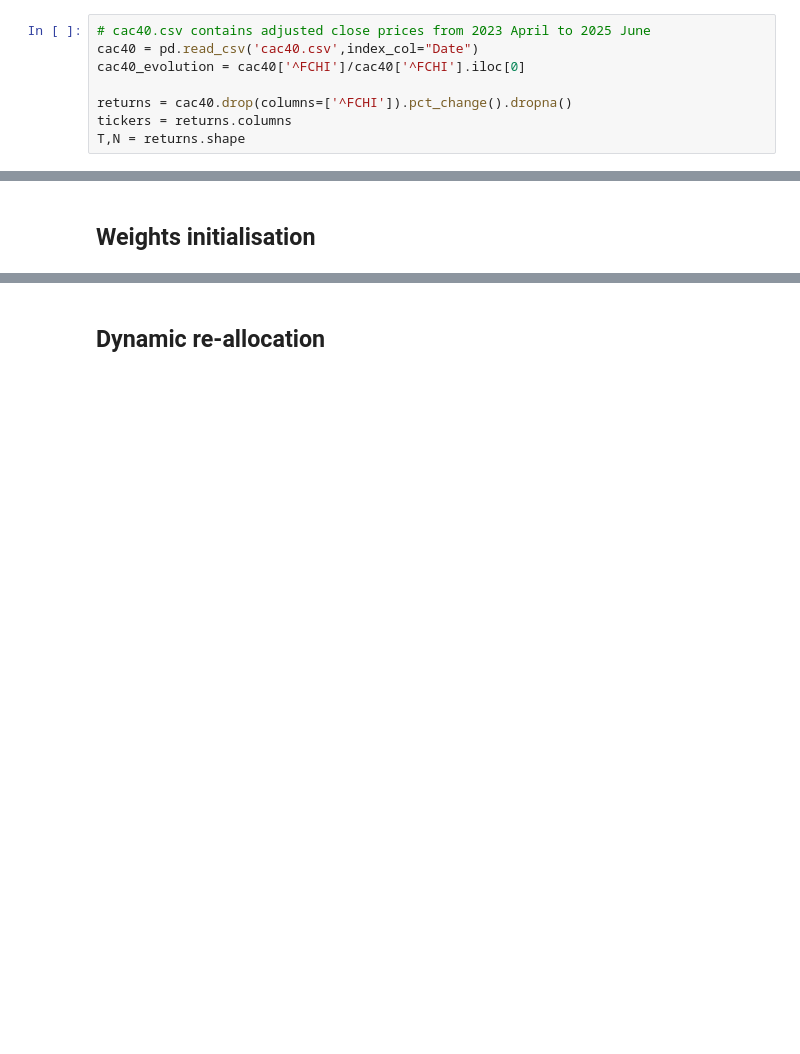
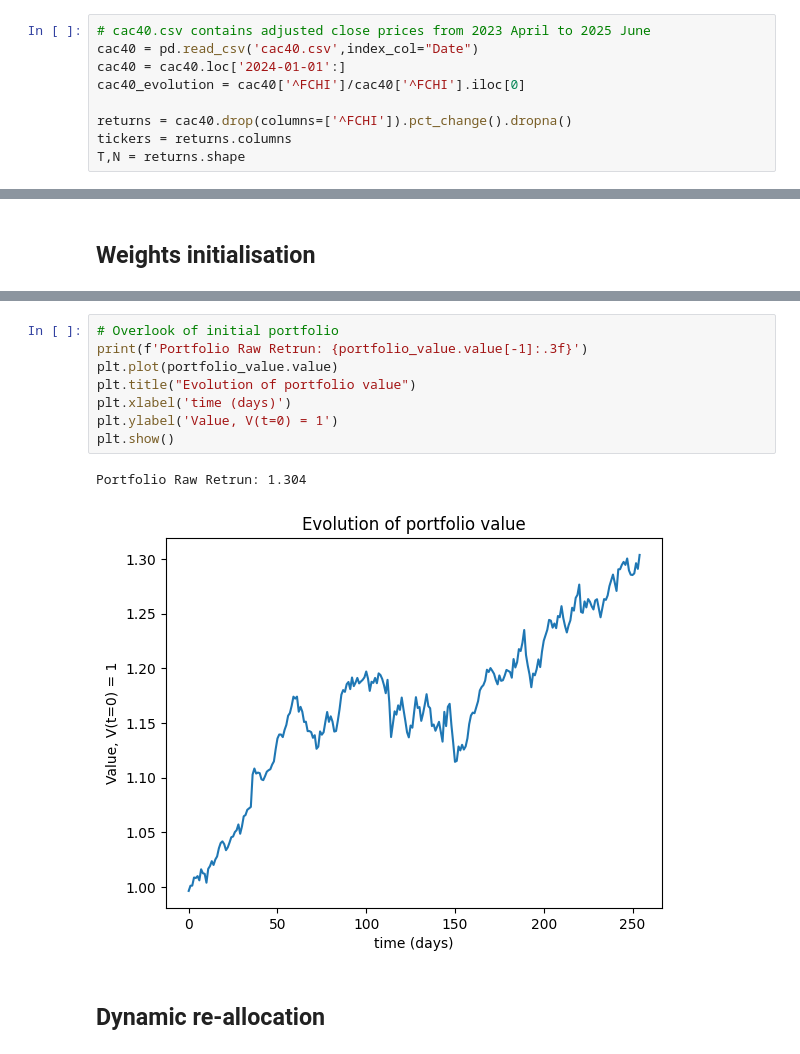
Before and after one commit to Hadrienvnt/Portfolio-Optimisation, a Jupyter notebook: dynamic_weights_allocation - in progress.ipynb, the cells around one changed output, grey strips where cells are left out. Saved outputs shown, nothing was run; the diff lists cells and outputs as text; blank space fills up the shorter version.

Commit message:
end of initialisation

```diff
--- a/dynamic_weights_allocation - in progress.ipynb
+++ b/dynamic_weights_allocation - in progress.ipynb
@@ -14,6 +14,7 @@ np.set_printoptions(suppress=True)      # to avoid scientific notation
 # %%
 # cac40.csv contains adjusted close prices from 2023 April to 2025 June
 cac40 = pd.read_csv('cac40.csv',index_col="Date")
+cac40 = cac40.loc['2024-01-01':]
 cac40_evolution = cac40['^FCHI']/cac40['^FCHI'].iloc[0]
 
 returns = cac40.drop(columns=['^FCHI']).pct_change().dropna()
@@ -53,3 +60,14 @@ plt.show()
+# %%
+# Overlook of initial portfolio
+print(f'Portfolio Raw Retrun: {portfolio_value.value[-1]:.3f}')
+plt.plot(portfolio_value.value)
+plt.title("Evolution of portfolio value")
+plt.xlabel('time (days)')
+plt.ylabel('Value, V(t=0) = 1')
+plt.show()
+# %% [output]
+Portfolio Raw Retrun: 1.304
+[figure, added]
 # %% [markdown]
 ## Dynamic re-allocation
 # %% [markdown]
```
Also changed, not shown: parts of 1 cell of this notebook.
